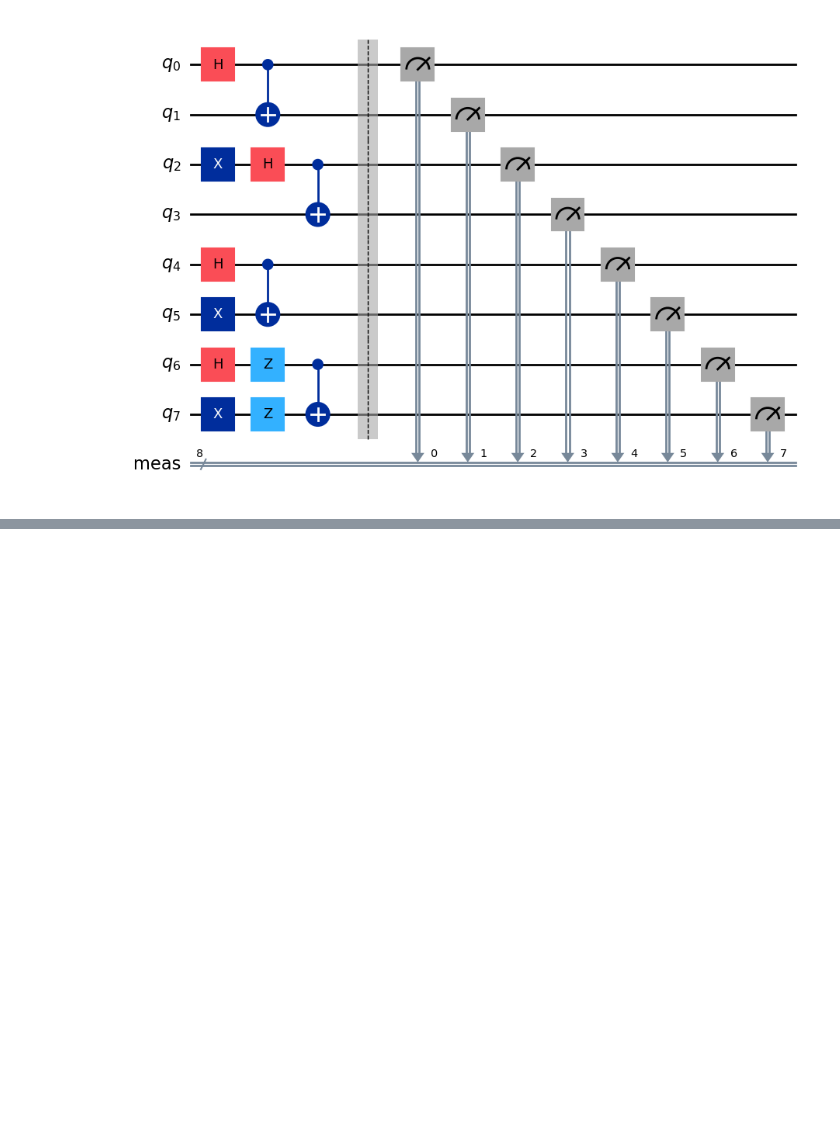
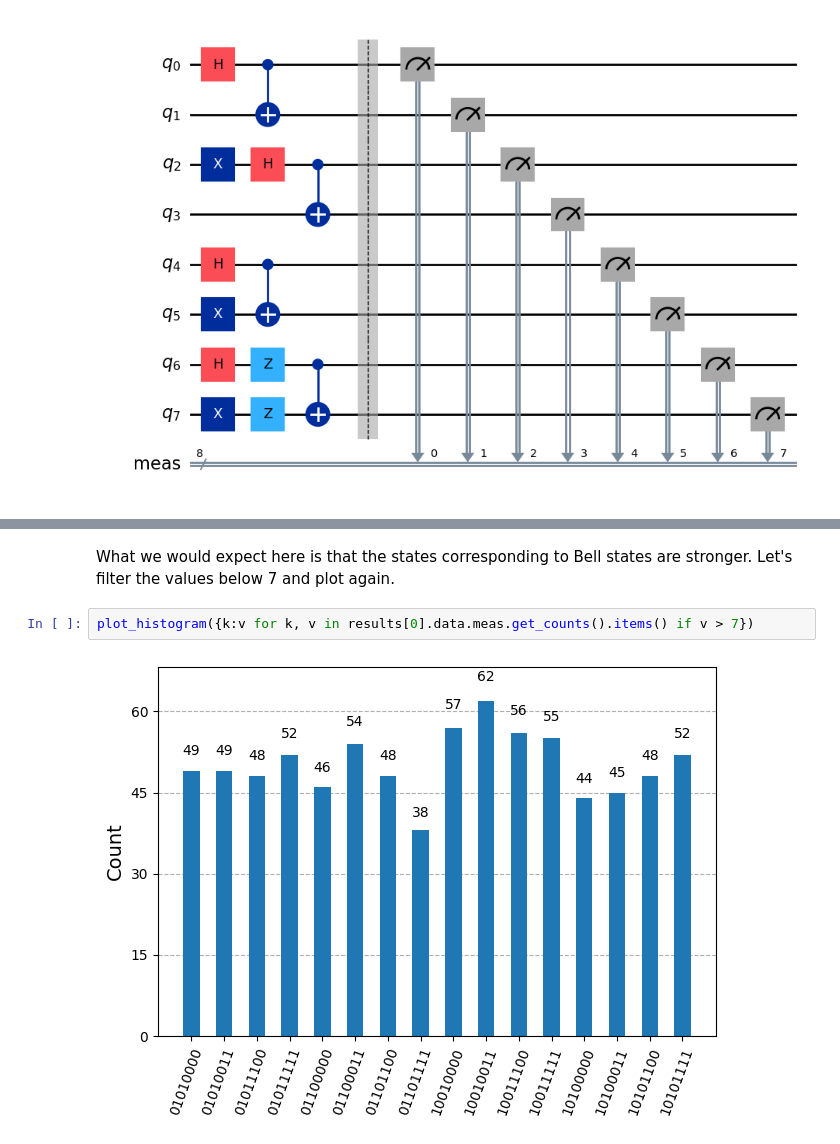
Before and after one commit to Florian-Heringa/quantum-frameworks-python-exploration, a Jupyter notebook: Python/Qiskit/03_ConnectToIBMQP.ipynb, the cells around one changed output, grey strips where cells are left out. Drawn from its saved outputs; the diff is of its cells as text; blank space fills up the shorter version.

```diff
--- a/Python/Qiskit/03_ConnectToIBMQP.ipynb
+++ b/Python/Qiskit/03_ConnectToIBMQP.ipynb
@@ -119,0 +181,6 @@ circuit.draw('mpl')
+# %% [markdown]
+What we would expect here is that the states corresponding to Bell states are stronger. Let's filter the values below 7 and plot again.
+# %%
+plot_histogram({k:v for k, v in results[0].data.meas.get_counts().items() if v > 7})
+# %% [output]
+[figure, added]
```
Also changed, not shown: parts of 8 cells of this notebook, 2 other files.
